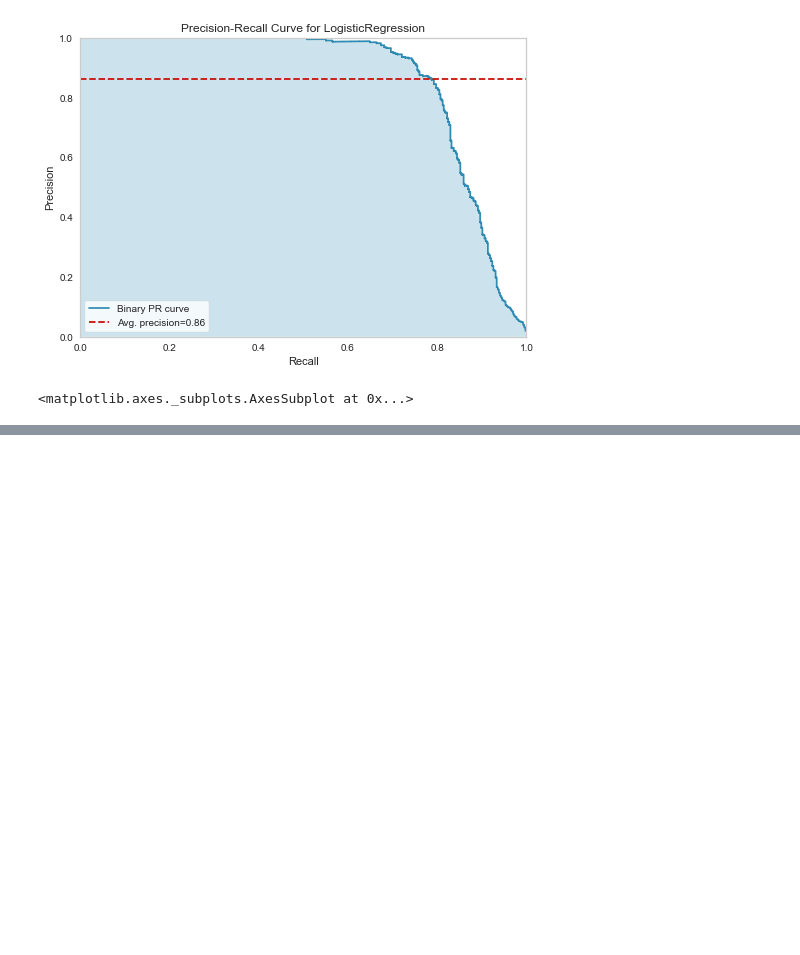
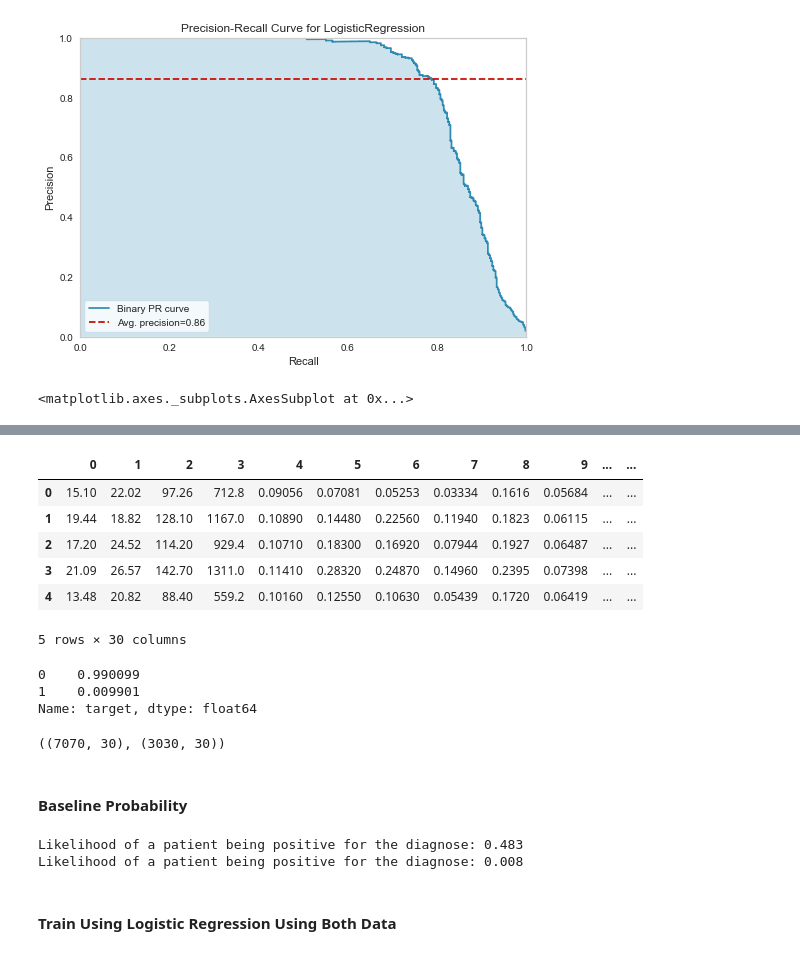
Before and after one commit to jayant2014/MyML, a Jupyter notebook: Imbalanced_Datasets/Evaluation Metrics.ipynb, the cells around one changed output, grey strips where cells are left out. Cells and saved outputs as stored; diff of their text form; code cells hidden in the pictures; blank space fills up the shorter version.

```diff
--- a/Imbalanced_Datasets/Evaluation Metrics.ipynb
+++ b/Imbalanced_Datasets/Evaluation Metrics.ipynb
@@ -625,0 +690,58 @@ visualizer.show()
+# %%
+def load_imbalanced_data():
+    X, y = load_breast_cancer(return_X_y=True)
+    X = pd.DataFrame(X)
+    X['target'] = y
+
+    X_bal = pd.concat([
+        X[y == 0].sample(100, random_state=1), X[y == 1].sample(
+            10000, random_state=1, replace=True)
+    ],
+                      axis=0)
+
+    y = X_bal['target']
+    y = y.map({0: 1, 1: 0})
+    X = X_bal.drop('target', axis=1)
+
+    return X.reset_index(drop=True), y.reset_index(drop=True)
+# %%
+X_im, y_im = load_imbalanced_data()
+X_im.head()
+# %% [output]
+|  | 0 | 1 | 2 | 3 | 4 | 5 | 6 | 7 | 8 | 9 | ... | ... |
+| 0 | 15.10 | 22.02 | 97.26 | 712.8 | 0.09056 | 0.07081 | 0.05253 | 0.03334 | 0.1616 | 0.05684 | ... | ... |
+| 1 | 19.44 | 18.82 | 128.10 | 1167.0 | 0.10890 | 0.14480 | 0.22560 | 0.11940 | 0.1823 | 0.06115 | ... | ... |
+| 2 | 17.20 | 24.52 | 114.20 | 929.4 | 0.10710 | 0.18300 | 0.16920 | 0.07944 | 0.1927 | 0.06487 | ... | ... |
+| 3 | 21.09 | 26.57 | 142.70 | 1311.0 | 0.11410 | 0.28320 | 0.24870 | 0.14960 | 0.2395 | 0.07398 | ... | ... |
+| 4 | 13.48 | 20.82 | 88.40 | 559.2 | 0.10160 | 0.12550 | 0.10630 | 0.05439 | 0.1720 | 0.06419 | ... | ... |
+5 rows × 30 columns
+# %%
+# Check balancing ratio
+y_im.value_counts() / len(X_im)
+# %% [output]
+0    0.990099
+1    0.009901
+Name: target, dtype: float64
+# %%
+X_train_im, X_test_im, y_train_im, y_test_im = train_test_split(
+    X_im,
+    y_im,
+    test_size=0.3,
+    random_state=0)
+
+X_train_im.shape, X_test_im.shape
+# %% [output]
+((7070, 30), (3030, 30))
+# %% [markdown]
+#### Baseline Probability
+# %%
+print('Likelihood of a patient being positive for the diagnose: {} '.format(
+    np.round(y_test.mean(),3)))
+
+print('Likelihood of a patient being positive for the diagnose: {} '.format(
+    np.round(y_test_im.mean(), 3)))
+# %% [output]
+Likelihood of a patient being positive for the diagnose: 0.483
+Likelihood of a patient being positive for the diagnose: 0.008
+# %% [markdown]
+#### Train Using Logistic Regression Using Both Data
```
Also changed, not shown: parts of 20 cells of this notebook.
